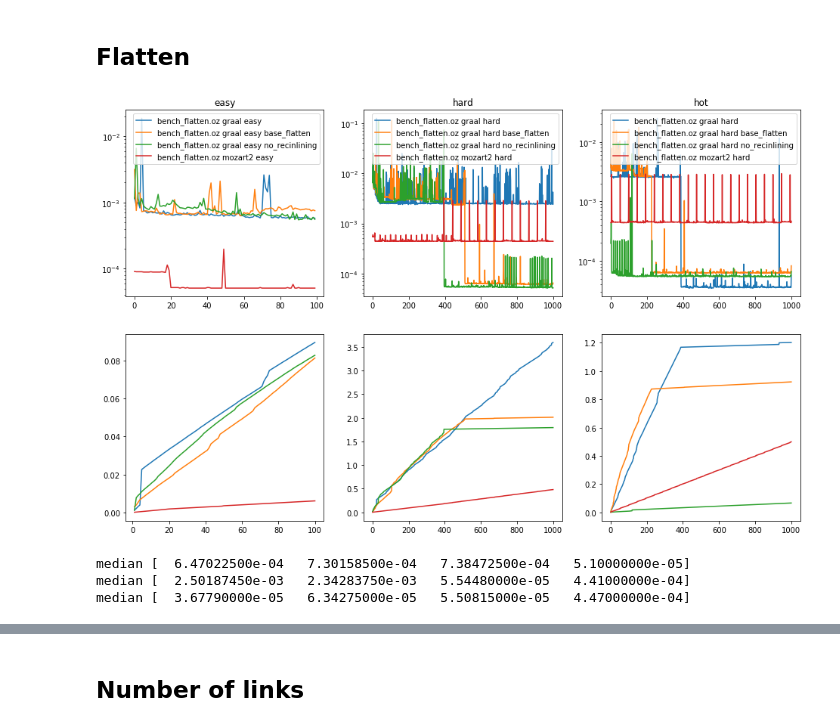
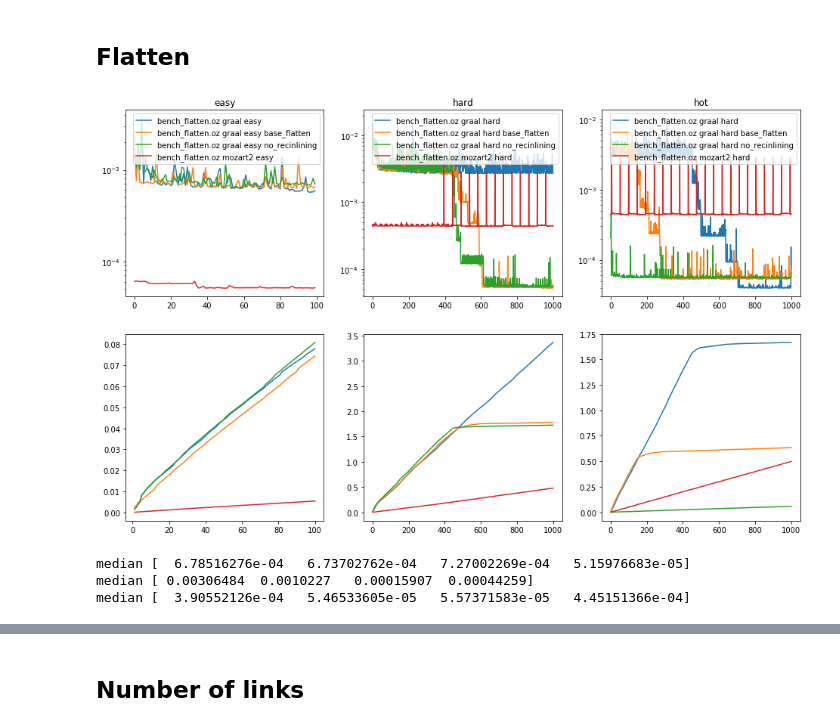
Before and after one commit to mistasse/mozart-graal-benchmarking, a Jupyter notebook: notebook.ipynb, the cells around one changed output, grey strips where cells are left out. Cells and saved outputs as stored; diff of their text form; code cells hidden in the pictures.

```diff
--- a/notebook.ipynb
+++ b/notebook.ipynb
@@ -70,27 +70,27 @@ median [ 0.00321291  0.00022389  0.00022576  0.03025   ]
 # %%
 medium()
 
-flatten_easy, flatten_hard = Serie("flatten")["easy", ("hard", "hard_hot")]
+flatten_easy, flatten_hard = Serie("flatten", n=range(5)).get(("easy", ("hard", "hard_hot")), agg=geomean)
 
 flatten_hard, flatten_hot = flatten_hard
 #flatten_hard = merge(flatten_hard, ["{}", "hot {}"])
 
 flatten_easy.sub(231, title="easy").plot()
 flatten_easy.sub(234).prog(legend=None)
 
 flatten_hard.sub(232, title="hard").plot(legend=0)
 flatten_hard.sub(235).prog(legend=None)
 
 flatten_hot.sub(233, title="hot").plot()
 flatten_hot.sub(236).prog(legend=None)
 
 plt.show()
 
 print("median", flatten_easy.agg(np.median))
 print("median", flatten_hard.agg(np.median))
 print("median", flatten_hot.agg(np.median))
 # %% [output]
-[figure, old version]
+[figure, new version]
-median [  6.47022500e-04   7.30158500e-04   7.38472500e-04   5.10000000e-05]
-median [  2.50187450e-03   2.34283750e-03   5.54480000e-05   4.41000000e-04]
-median [  3.67790000e-05   6.34275000e-05   5.50815000e-05   4.47000000e-04]
+median [  6.78516276e-04   6.73702762e-04   7.27002269e-04   5.15976683e-05]
+median [ 0.00306484  0.0010227   0.00015907  0.00044259]
+median [  3.90552126e-04   5.46533605e-05   5.57371583e-05   4.45151366e-04]
```
Also changed, not shown: parts of 9 cells of this notebook, 7 other files.
